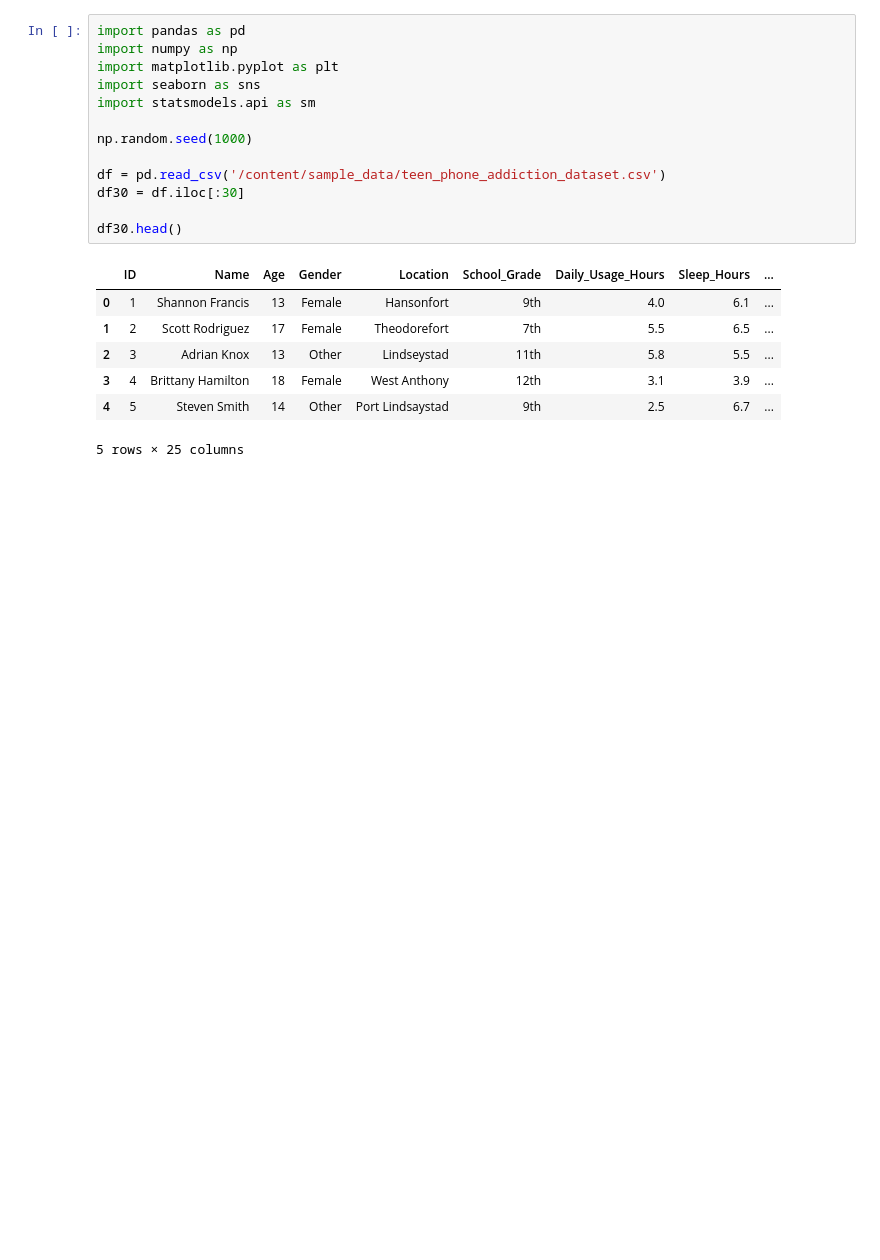
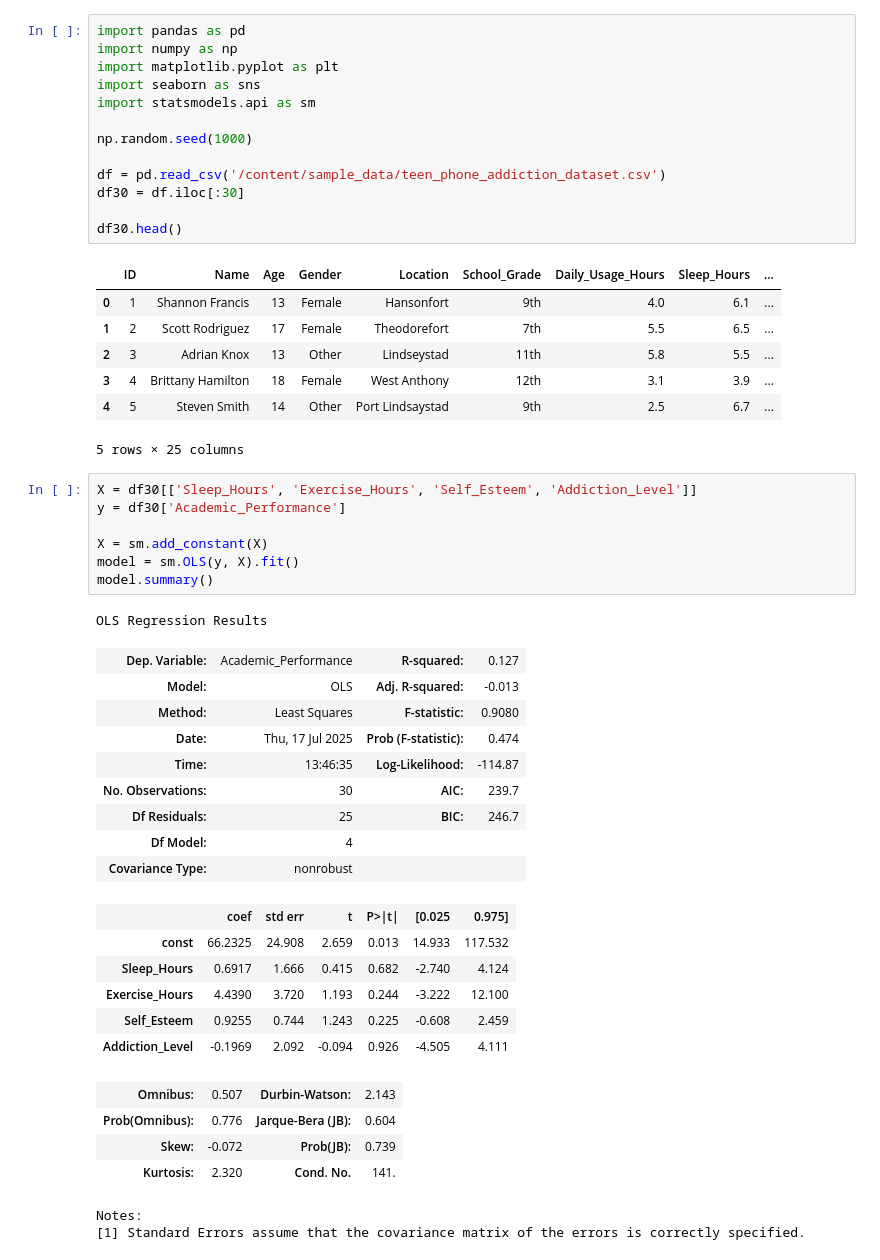
Before and after one commit to Monferium/APM1210, a Jupyter notebook: 2_Resampling_and_Inferential_Statistics.ipynb, the cells around one changed output. Cells and saved outputs as stored; diff of their text form; blank space fills up the shorter version.

```diff
--- a/2_Resampling_and_Inferential_Statistics.ipynb
+++ b/2_Resampling_and_Inferential_Statistics.ipynb
@@ -36,3 +36,33 @@ df30.head()
 | 3 | 4 | Brittany Hamilton | 18 | Female | West Anthony | 12th | 3.1 | 3.9 | ... |
 | 4 | 5 | Steven Smith | 14 | Other | Port Lindsaystad | 9th | 2.5 | 6.7 | ... |
 5 rows × 25 columns
+# %%
+X = df30[['Sleep_Hours', 'Exercise_Hours', 'Self_Esteem', 'Addiction_Level']]
+y = df30['Academic_Performance']
+
+X = sm.add_constant(X)
+model = sm.OLS(y, X).fit()
+model.summary()
+# %% [output]
+OLS Regression Results
+| Dep. Variable: | Academic_Performance | R-squared: | 0.127 |
+| Model: | OLS | Adj. R-squared: | -0.013 |
+| Method: | Least Squares | F-statistic: | 0.9080 |
+| Date: | Thu, 17 Jul 2025 | Prob (F-statistic): | 0.474 |
+| Time: | 13:46:35 | Log-Likelihood: | -114.87 |
+| No. Observations: | 30 | AIC: | 239.7 |
+| Df Residuals: | 25 | BIC: | 246.7 |
+| Df Model: | 4 |  |  |
+| Covariance Type: | nonrobust |  |  |
+|  | coef | std err | t | P>|t| | [0.025 | 0.975] |
+| const | 66.2325 | 24.908 | 2.659 | 0.013 | 14.933 | 117.532 |
+| Sleep_Hours | 0.6917 | 1.666 | 0.415 | 0.682 | -2.740 | 4.124 |
+| Exercise_Hours | 4.4390 | 3.720 | 1.193 | 0.244 | -3.222 | 12.100 |
+| Self_Esteem | 0.9255 | 0.744 | 1.243 | 0.225 | -0.608 | 2.459 |
+| Addiction_Level | -0.1969 | 2.092 | -0.094 | 0.926 | -4.505 | 4.111 |
+| Omnibus: | 0.507 | Durbin-Watson: | 2.143 |
+| Prob(Omnibus): | 0.776 | Jarque-Bera (JB): | 0.604 |
+| Skew: | -0.072 | Prob(JB): | 0.739 |
+| Kurtosis: | 2.320 | Cond. No. | 141. |
+Notes:
+[1] Standard Errors assume that the covariance matrix of the errors is correctly specified.
```
Also changed, not shown: parts of 5 cells of this notebook.
